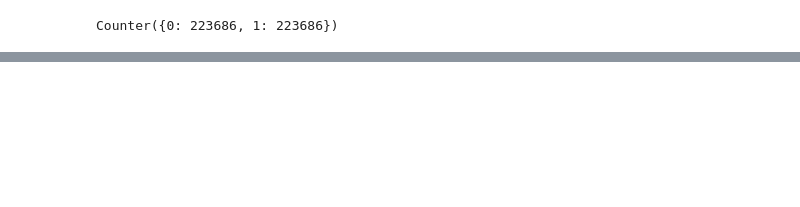
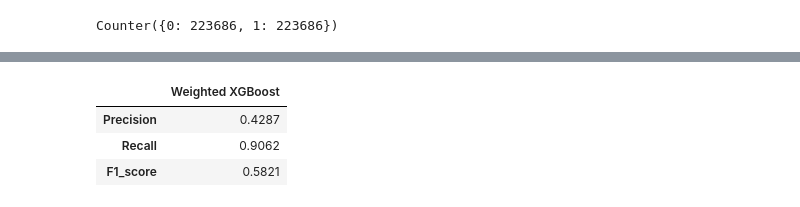
Before and after one commit to AILAB-CEFET-RJ/cic1205, a Jupyter notebook: notebooks/data_imbalance.ipynb, the cells around one changed output, grey strips where cells are left out. Saved outputs shown, nothing was run; the diff lists cells and outputs as text; code cells hidden in the pictures; blank space fills up the shorter version.

```diff
--- a/notebooks/data_imbalance.ipynb
+++ b/notebooks/data_imbalance.ipynb
@@ -543,0 +548,25 @@ results
+# %%
+# Count the number of values for each class
+count_zeros = np.count_nonzero(y_train == 0)
+count_ones = np.count_nonzero(y_train == 1)
+
+ratio = float(count_zeros)/float(count_ones)
+print(f'Ratio net/pos classes is {round(ratio, 4)}')
+
+xgb_classifier = xgb.XGBClassifier(scale_pos_weight = ratio)
+xgb_classifier.fit(X_train, y_train)
+
+y_pred = xgb_classifier.predict(X_test)
+
+conf_matrix = confusion_matrix(y_true=y_test, y_pred=test)
+
+fig, ax = plt.subplots(figsize=(7, 7))
+ax.matshow(conf_matrix, cmap=plt.cm.Accent, alpha=0.4)
+for i in range(conf_matrix.shape[0]):
+    for j in range(conf_matrix.shape[1]):
+        ax.text(x=j, y=i,s=conf_matrix[i, j], va='center', ha='center', size='x-large')
+
+plt.xlabel('Predictions', fontsize=10)
+plt.ylabel('Actuals', fontsize=10)
+plt.title('Confusion Matrix', fontsize=15)
+plt.show()
@@ -543,0 +576,15 @@ results
+# %%
+precision_weighted_xgb =  round(precision_score(y_test, y_pred), 4)
+recall_weighted_xgb = round(recall_score(y_test, y_pred), 4)
+F1_weighted_xgb =  round(f1_score(y_test, y_pred), 4)
+metrics_weighted_xgb = [precision_weighted_xgb, recall_weighted_xgb, F1_weighted_xgb]
+
+weighted_xgb = pd.DataFrame(metrics_weighted_xgb)
+weighted_xgb.index = ['Precision', 'Recall', 'F1_score']
+weighted_xgb.columns = ['Weighted XGBoost']
+weighted_xgb
+# %% [output]
+|  | Weighted XGBoost |
+| Precision | 0.4287 |
+| Recall | 0.9062 |
+| F1_score | 0.5821 |
```
Also changed, not shown: parts of 4 cells of this notebook, 2 other files.
